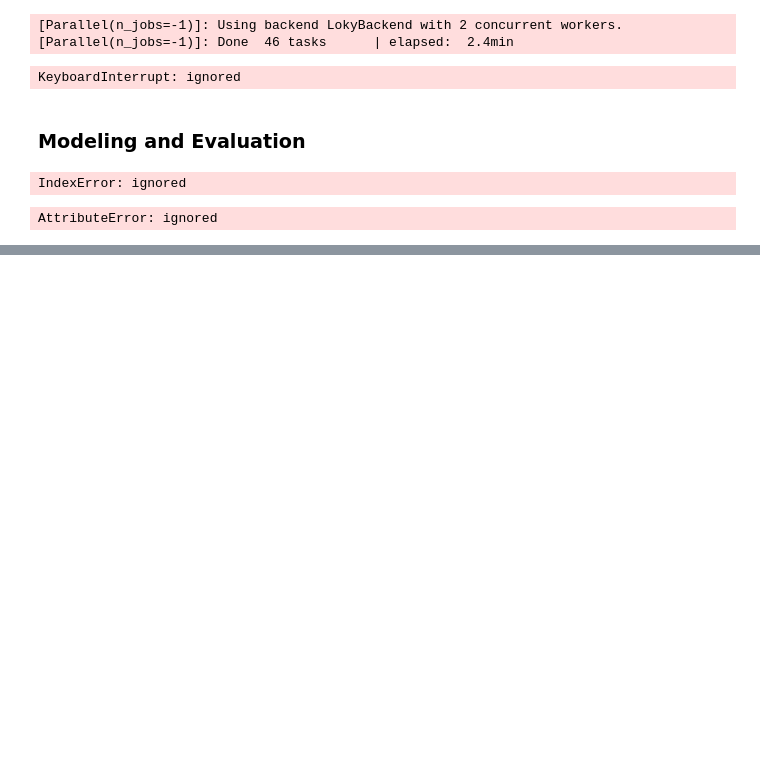
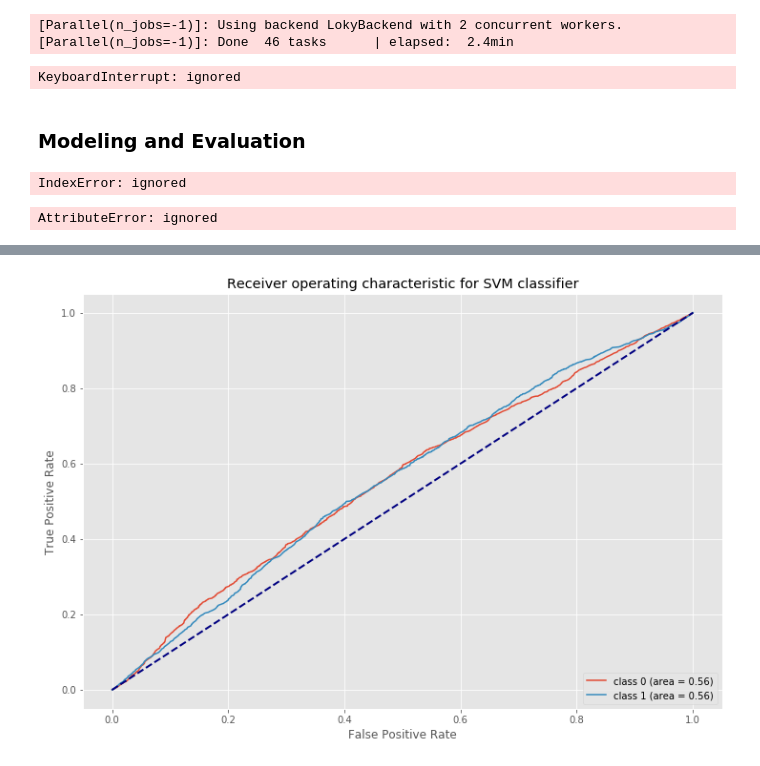
Before and after one commit to jjschueder/7331DataMiningNotebooks, a Jupyter notebook: lab2/Lab2_DC.ipynb, the cells around one changed output, grey strips where cells are left out. Saved outputs shown, nothing was run; the diff lists cells and outputs as text; code cells hidden in the pictures; blank space fills up the shorter version.

```diff
--- a/lab2/Lab2_DC.ipynb
+++ b/lab2/Lab2_DC.ipynb
@@ -943,0 +1026,22 @@ AttributeError: ignored
+# %%
+
+#SVM_SGD 10-fold cross-validation
+
+param_grid = { 'loss': ['modified_huber']
+              ,'penalty':['l2']
+              ,'alpha': [0.01, 0.1, 1, 10]
+              ,'class_weight': ['balanced', None]
+              ,'random_state': [101]
+              ,'max_iter':[1000,1500]
+
+             }
+clf_SVM_t2 = SGDClassifier()
+#Create a grid search object using the above parameters
+from sklearn.model_selection import GridSearchCV
+SVMGridSearch_t2 = GridSearchCV(clf_SVM_t2, param_grid=param_grid, cv=cv,n_jobs=8, verbose=1, scoring='roc_auc' )
+
+#Perform hyperparameter search to find the best combination of parameters for our data
+SVMGridSearch_t2.fit(Xt,y=Yt2.values.ravel())
+y_SVM_score_t2 = SVMGridSearch_t2.predict(Xt)
+
+y_SVM_prob_t2=SVMGridSearch_t2.predict_proba(Xt)
@@ -943,0 +1113,20 @@ AttributeError: ignored
+# %%
+from sklearn.metrics import roc_curve, auc
+fprSVM_t2 = dict()
+tprSVM_t2 = dict()
+roc_auc_SVM_t2 = dict()
+for i in np.unique(Yt2):
+    fprSVM_t2[i], tprSVM_t2[i], _ = mt.roc_curve(Yt2, y_SVM_prob_t2[:,i], pos_label=i)
+    roc_auc_SVM_t2[i] = mt.auc(fprSVM_t2[i], tprSVM_t2[i])
+plt.figure(figsize=(12,8));
+for i in np.unique(Yt2):
+    plt.plot(fprSVM_t2[i], tprSVM_t2[i], label= ('class %d (area = %0.2f)' % (i, roc_auc_SVM_t2[i])))
+plt.plot([0, 1], [0, 1], color='navy', lw=2, linestyle='--')
+
+plt.title('Receiver operating characteristic for SVM classifier')
+plt.legend(loc="lower right")
+plt.xlabel('False Positive Rate')
+plt.ylabel('True Positive Rate')
+plt.show()
+# %% [output]
+[figure, added]
```
Also changed, not shown: parts of 38 cells of this notebook.
